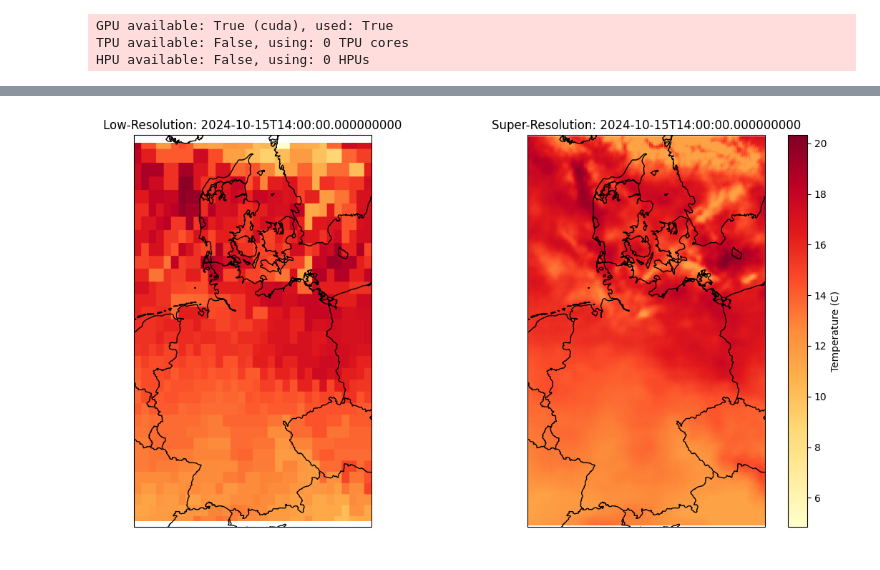
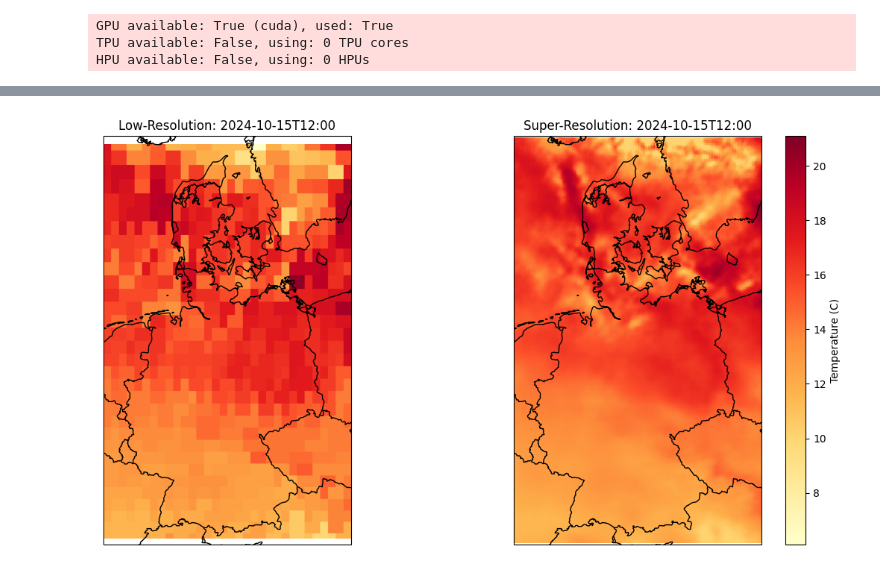
Before and after one commit to tetaud-sebastien/DestinE_eXchange_SR, a Jupyter notebook: SR_cacheB.ipynb, the cells around one changed output, grey strips where cells are left out. Saved outputs shown, nothing was run; the diff lists cells and outputs as text; code cells hidden in the pictures.

```diff
--- a/SR_cacheB.ipynb
+++ b/SR_cacheB.ipynb
@@ -232,6 +222,6 @@ hr = hr.sel(time="2024-10")
 # %%
-hr = hr.sel(time=hr.time.dt.hour.isin(range(8, 20))).load()
-lr = lr.sel(time=lr.time.dt.hour.isin(range(8, 20))).load()
+hr = hr.load()
+lr = lr.load()
 # %%
 v_min = min(lr[0].values.min(), hr[0].min() )
 v_max = max(lr[0].values.max(), hr[0].max() )
@@ -327,10 +316,10 @@ class CreateDataset(Dataset):
 time_indices = np.arange(len(hr.time.values))
 
 # First, split into train and remaining (validation + test)
-train_indices, remaining_indices = train_test_split(time_indices , train_size=0.9, shuffle=True, random_state=42)
+train_indices, remaining_indices = train_test_split(time_indices , train_size=0.70, shuffle=True, random_state=42)
 
 # Split the remaining indices into validation and test sets (50% of the remaining data each)
-val_indices, test_indices = train_test_split(remaining_indices, test_size=0.1, shuffle=True, random_state=42)
+val_indices, test_indices = train_test_split(remaining_indices, test_size=0.3, shuffle=False, random_state=42)
 
 # Use the indices to create train, validation, and test datasets
 train_hr = hr.isel(time=train_indices)
@@ -365,14 +354,14 @@ test_dataset = CreateDataset(hr_data=test_hr, lr_data=test_lr,
 # DataLoader for batching and shuffling
 batch_size = 32
 
-train_loader = DataLoader(train_dataset, batch_size=batch_size, shuffle=False, num_workers=14)
+train_loader = DataLoader(train_dataset, batch_size=batch_size, shuffle=True, num_workers=14)
 val_loader = DataLoader(val_dataset, batch_size=batch_size, shuffle=False, num_workers=14)
 test_loader = DataLoader(test_dataset, batch_size=batch_size, shuffle=False, num_workers=14)
 # %%
 from lightning.pytorch.callbacks import ModelCheckpoint
 from model import SRResNet
 
-sr_model = SRResNet(large_kernel_size=9, small_kernel_size=3, n_channels=128, n_blocks=16, scaling_factor=8)
+sr_model = SRResNet(large_kernel_size=9, small_kernel_size=3, n_channels=64, n_blocks=16, scaling_factor=8)
 
 # Instantiate the LightningModule (SuperResolutionModel)
 model = SuperResolutionModel(sr_model, lr_mean=lr_mean, lr_std=lr_std,
@@ -473,23 +458,23 @@ GIF saved at /home/ubuntu/project/DestinE_eXchange_SR/lightning_logs/version_47/
 # %%
 from model import SRResNet
 from super_resolution_inference import SuperResolutionInference
 
-model_path = "/home/ubuntu/project/DestinE_eXchange_SR/lightning_logs/version_47/checkpoints/best-val-ssim-epoch=96-val_ssim=0.47.pt"
+model_path = "/home/ubuntu/project/DestinE_eXchange_SR/lightning_logs/version_65/checkpoints/best-val-ssim-epoch=96-val_ssim=0.55.pt"
 model = SRResNet(large_kernel_size=9, small_kernel_size=3, n_channels=64, n_blocks=16, scaling_factor=8)
 
 # Initialize the inference class
 sr = SuperResolutionInference(model_path=model_path, model_class=model)
 
 # Load and preprocess a single LR image
-lr_image = lr.sel(time="2024-10-15T14:00:00")
+lr_image = lr.sel(time="2024-10-15T12:00:00")
 preprocessed_image = sr.preprocess(lr_image, lr_mean=lr_mean, lr_std=lr_std)
 
 # Perform inference
 sr_result = sr.inference(preprocessed_image)
 
 # Post-process the SR result
 sr_result = sr.postprocessing(sr_result, hr_mean, hr_std)
 # Visualize the LR and SR images
 fig = sr.visualize(lr_image=lr_image, sr_image=sr_result, lr_time=lr_image.time.values)
 # %% [output]
-[figure, old version]
+[figure, new version]
```
Also changed, not shown: parts of 22 cells of this notebook, 1 other file.
